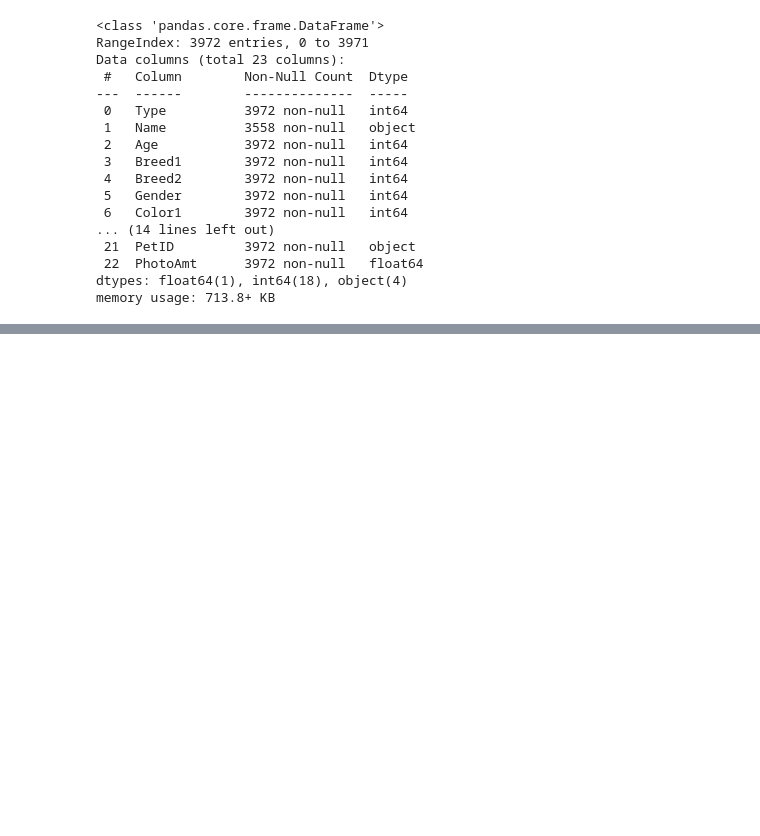
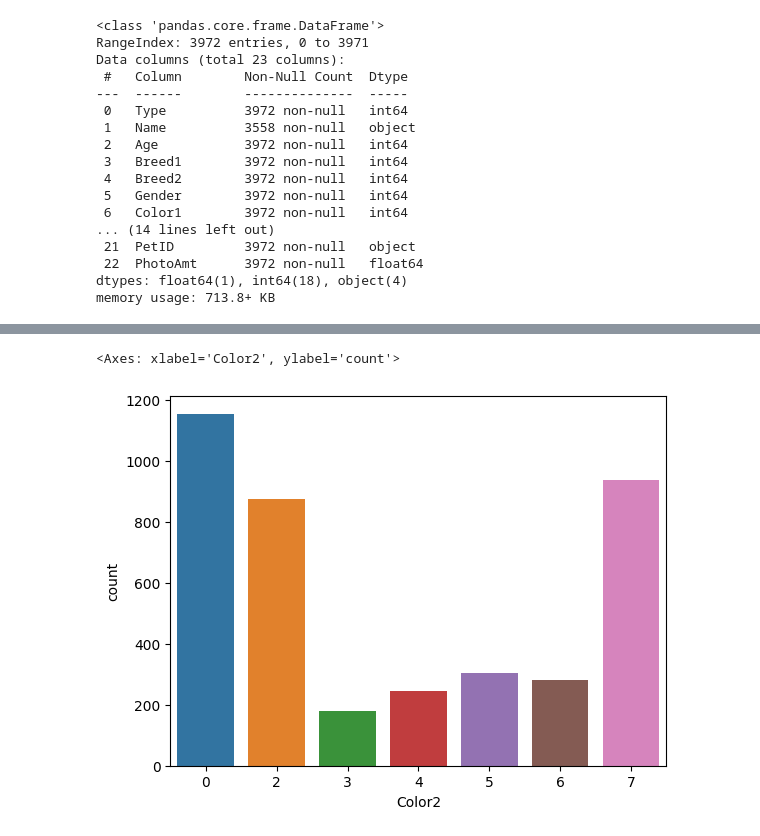
Before and after one commit to AndresFelipeBautista/negocio, a Jupyter notebook: pets.ipynb, the cells around one changed output, grey strips where cells are left out. Cells and saved outputs as stored; diff of their text form; code cells hidden in the pictures; blank space fills up the shorter version.

```diff
--- a/pets.ipynb
+++ b/pets.ipynb
@@ -49,0 +85,5 @@ memory usage: 713.8+ KB
+# %%
+sns.countplot(x="Color2",data=df)
+# %% [output]
+<Axes: xlabel='Color2', ylabel='count'>
+[figure, added]
```
Also changed, not shown: parts of 15 cells of this notebook.
